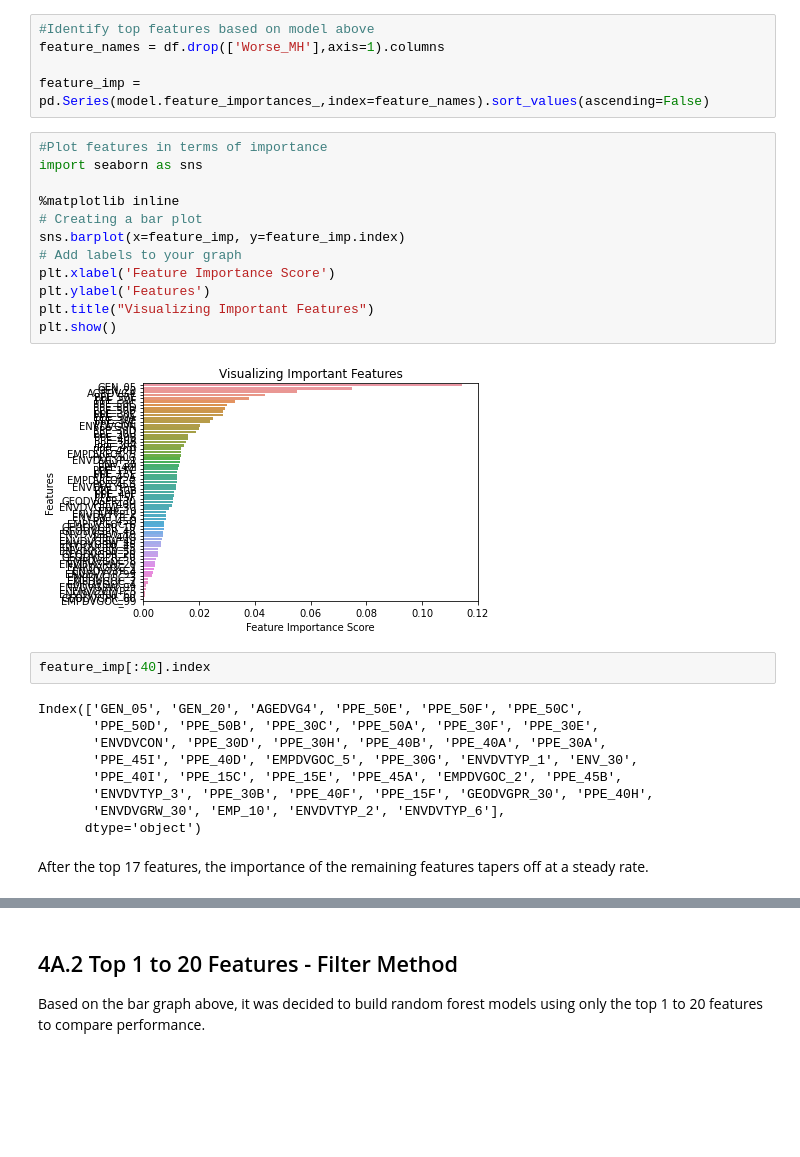
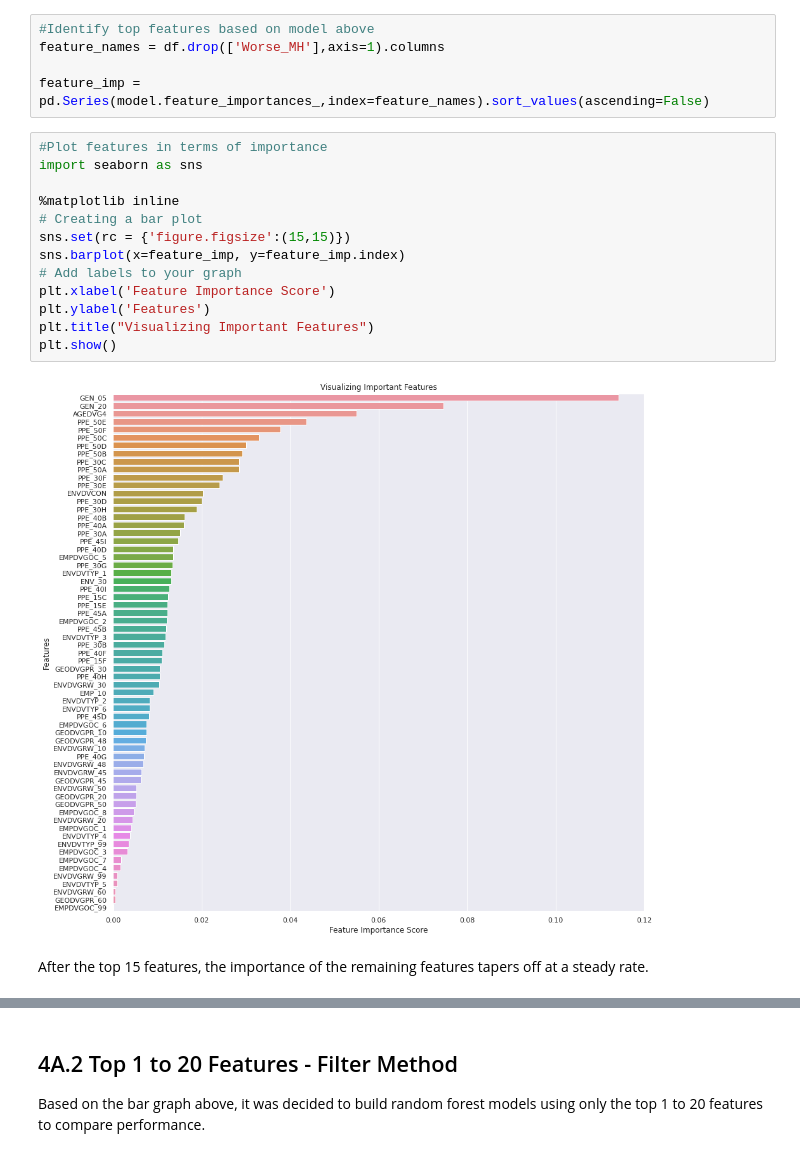
Before and after one commit to YinYinTan/CIND820FinalProject, a Jupyter notebook: 4_Random_Forest_Classification_Models.ipynb, the cells around one changed output, grey strips where cells are left out. Cells and saved outputs as stored; diff of their text form; blank space fills up the shorter version.

```diff
--- a/4_Random_Forest_Classification_Models.ipynb
+++ b/4_Random_Forest_Classification_Models.ipynb
@@ -320,27 +320,17 @@ feature_imp = pd.Series(model.feature_importances_,index=feature_names).sort_val
 # %%
 #Plot features in terms of importance
 import seaborn as sns
 
 %matplotlib inline
 # Creating a bar plot
+sns.set(rc = {'figure.figsize':(15,15)})
 sns.barplot(x=feature_imp, y=feature_imp.index)
 # Add labels to your graph
 plt.xlabel('Feature Importance Score')
 plt.ylabel('Features')
 plt.title("Visualizing Important Features")
 plt.show()
 # %% [output]
-[figure, old version]
+[figure, new version]
-# %%
-feature_imp[:40].index
-# %% [output]
-Index(['GEN_05', 'GEN_20', 'AGEDVG4', 'PPE_50E', 'PPE_50F', 'PPE_50C',
-       'PPE_50D', 'PPE_50B', 'PPE_30C', 'PPE_50A', 'PPE_30F', 'PPE_30E',
-       'ENVDVCON', 'PPE_30D', 'PPE_30H', 'PPE_40B', 'PPE_40A', 'PPE_30A',
-       'PPE_45I', 'PPE_40D', 'EMPDVGOC_5', 'PPE_30G', 'ENVDVTYP_1', 'ENV_30',
-       'PPE_40I', 'PPE_15C', 'PPE_15E', 'PPE_45A', 'EMPDVGOC_2', 'PPE_45B',
-       'ENVDVTYP_3', 'PPE_30B', 'PPE_40F', 'PPE_15F', 'GEODVGPR_30', 'PPE_40H',
-       'ENVDVGRW_30', 'EMP_10', 'ENVDVTYP_2', 'ENVDVTYP_6'],
-      dtype='object')
 # %% [markdown]
-After the top 17 features, the importance of the remaining features tapers off at a steady rate.
+After the top 15 features, the importance of the remaining features tapers off at a steady rate.
```
Also changed, not shown: parts of 3 cells of this notebook.
